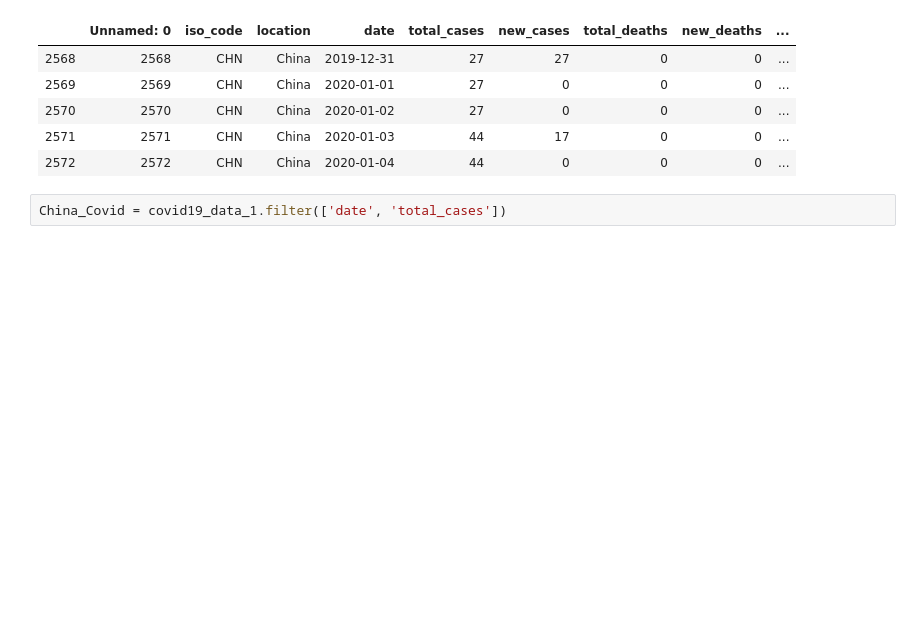
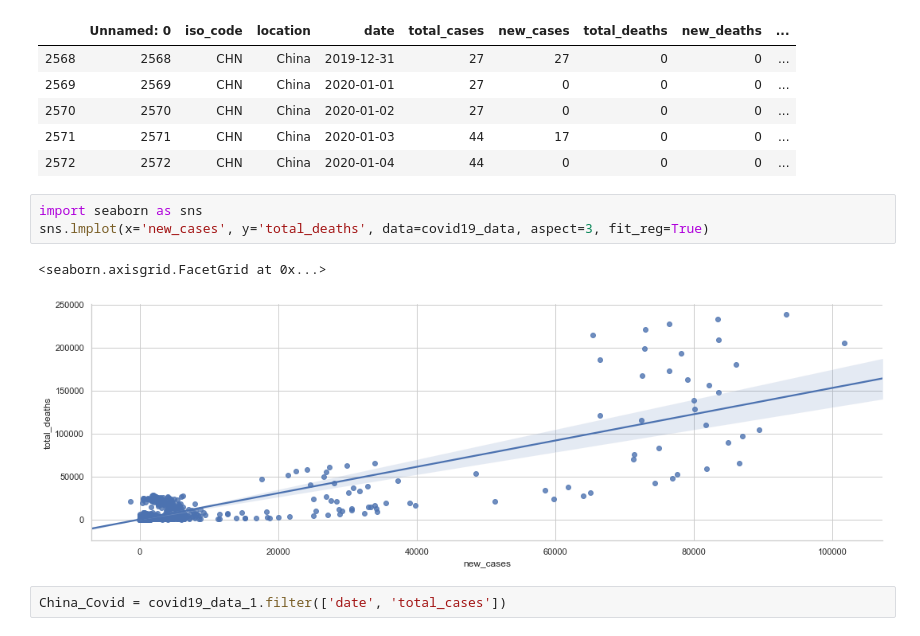
Before and after one commit to alanm1995/Rice_geeks_project, a Jupyter notebook: Covid_China.ipynb, the cells around one changed output. Saved outputs shown, nothing was run; the diff lists cells and outputs as text; blank space fills up the shorter version.

Commit message:
Matt - final upload for China_covid jupyter

```diff
--- a/Covid_China.ipynb
+++ b/Covid_China.ipynb
@@ -24,6 +25,12 @@ covid19_data_1.head()
 | 2570 | 2570 | CHN | China | 2020-01-02 | 27 | 0 | 0 | 0 | ... |
 | 2571 | 2571 | CHN | China | 2020-01-03 | 44 | 17 | 0 | 0 | ... |
 | 2572 | 2572 | CHN | China | 2020-01-04 | 44 | 0 | 0 | 0 | ... |
+# %%
+import seaborn as sns
+sns.lmplot(x='new_cases', y='total_deaths', data=covid19_data, aspect=3, fit_reg=True)
+# %% [output]
+<seaborn.axisgrid.FacetGrid at 0x...>
+[figure, added]
 # %%
 China_Covid = covid19_data_1.filter(['date', 'total_cases'])
 # %%
```
Also changed, not shown: parts of 1 cell of this notebook.
